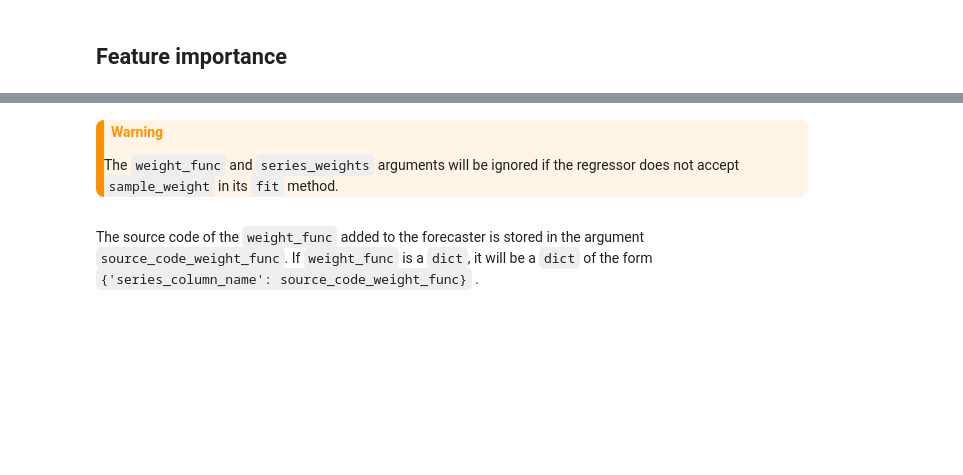
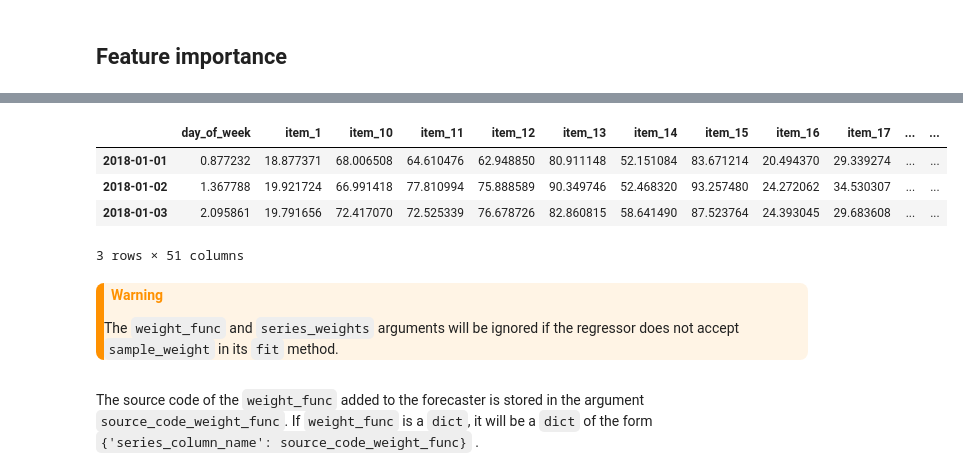
Before and after one commit to nuosv/forecasting-with-machine-learning, a Jupyter notebook: 03-multiseries-forecasting/01-independent-multi-time-series-forecasting.ipynb, the cells around one changed output, grey strips where cells are left out. Drawn from its saved outputs; the diff is of its cells as text; code cells hidden in the pictures; blank space fills up the shorter version.

```diff
--- a/03-multiseries-forecasting/01-independent-multi-time-series-forecasting.ipynb
+++ b/03-multiseries-forecasting/01-independent-multi-time-series-forecasting.ipynb
@@ -474,7 +541,7 @@ def custom_weights(index):
     return weights
 
 
-forecaster = ForecasterAutoregMultiSeries(
+forecaster = ForecasterRecursiveMultiSeries(
     regressor=Ridge(random_state=123),
     lags=24,
     transformer_series=StandardScaler(),
@@ -489,3 +556,4 @@ forecaster = ForecasterAutoregMultiSeries(
 
 forecaster.fit(series=data)
 forecaster.predict(steps=24).head(3)
+# %% [output]
@@ -492,3 +562,8 @@ forecaster.predict(steps=24).head(3)
+|  | day_of_week | item_1 | item_10 | item_11 | item_12 | item_13 | item_14 | item_15 | item_16 | item_17 | ... | ... |
+| 2018-01-01 | 0.877232 | 18.877371 | 68.006508 | 64.610476 | 62.948850 | 80.911148 | 52.151084 | 83.671214 | 20.494370 | 29.339274 | ... | ... |
+| 2018-01-02 | 1.367788 | 19.921724 | 66.991418 | 77.810994 | 75.888589 | 90.349746 | 52.468320 | 93.257480 | 24.272062 | 34.530307 | ... | ... |
+| 2018-01-03 | 2.095861 | 19.791656 | 72.417070 | 72.525339 | 76.678726 | 82.860815 | 58.641490 | 87.523764 | 24.393045 | 29.683608 | ... | ... |
+3 rows × 51 columns
 # %% [markdown]
 <script src="https://kit.fontawesome.com/d20edc211b.js" crossorigin="anonymous"></script>
 
```
Also changed, not shown: parts of 20 cells of this notebook.
